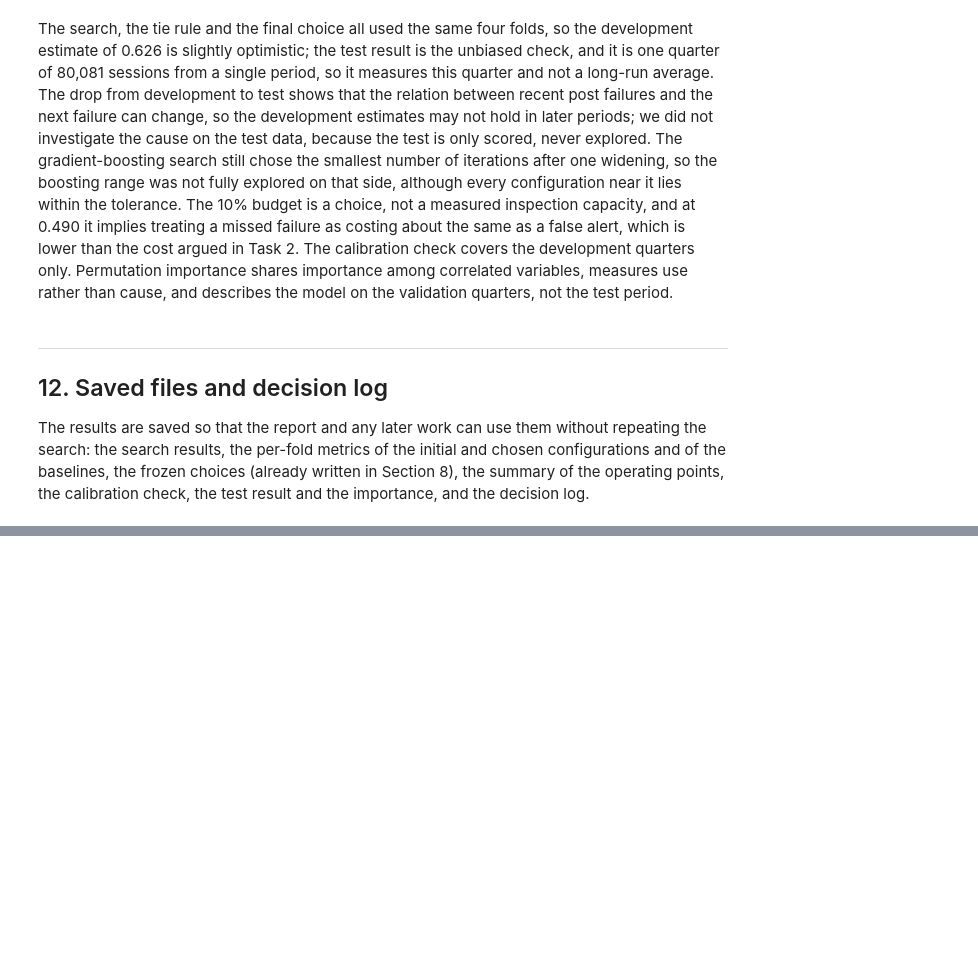
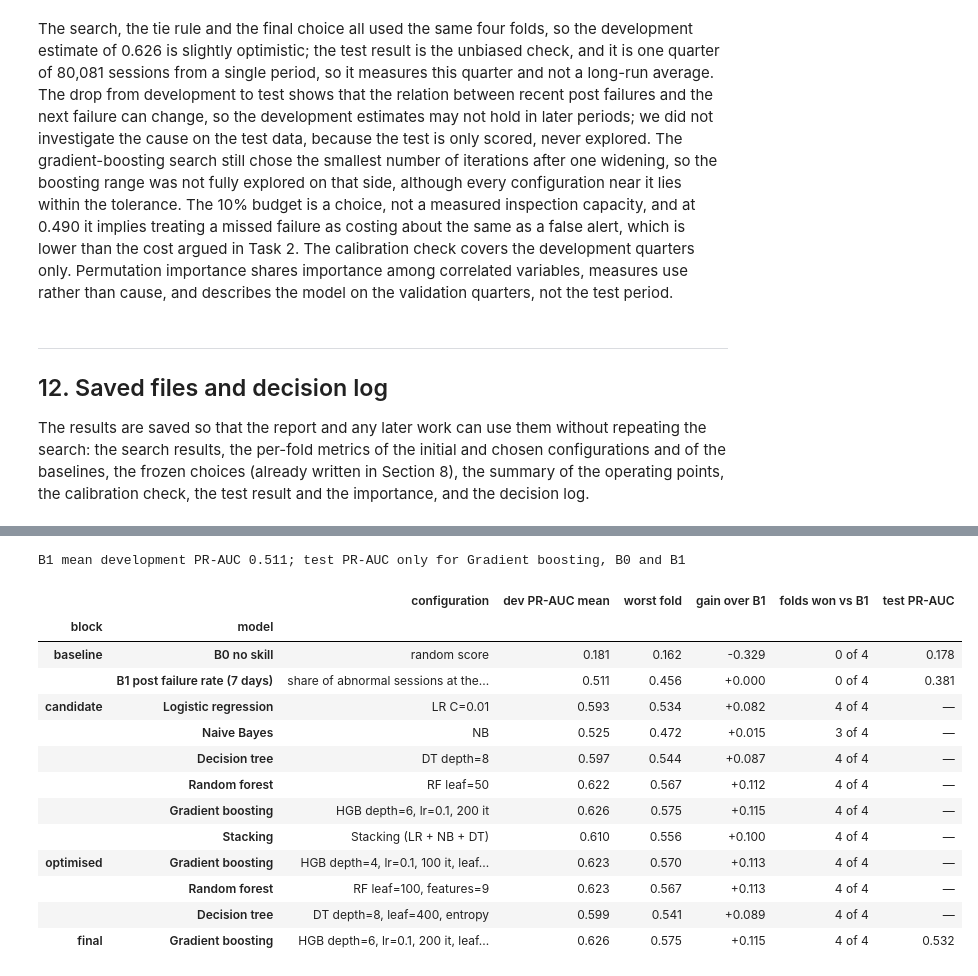
Before and after one commit to AmirMasnavi/MINDD, a Jupyter notebook: Task4.ipynb, the cells around one changed output, grey strips where cells are left out. Saved outputs shown, nothing was run; the diff lists cells and outputs as text; code cells hidden in the pictures; blank space fills up the shorter version.

```diff
--- a/Task4.ipynb
+++ b/Task4.ipynb
@@ -1571,0 +1581,68 @@ Saved: prepared/task4_frozen.json prepared/task4_search.csv prepared/task4_fold_
+# %%
+# Everything is read back from the saved files, so this section can be checked on its own and cannot change an earlier result.
+T3 = json.loads((OUT_DIR / "task3_results.json").read_text())
+T4 = json.loads((OUT_DIR / "task4_results.json").read_text())
+FROZEN_FILE = json.loads((OUT_DIR / "task4_frozen.json").read_text())
+t4_folds = pd.read_csv(OUT_DIR / "task4_fold_metrics.csv")
+B0_LABEL, B1_LABEL = "B0 no skill", "B1 post failure rate (7 days)"
+t3_rows = {r["model"] if r["model"].startswith("B") else r["model"].split(" (")[0]: r for r in T3["comparison"]}   # by model name, not label
+test_pr = {m["model"]: m["PR-AUC"] for m in T4["test"]["models"]}                 # the single test evaluation of Section 9
+b1_folds = t4_folds[t4_folds["model"] == B1_LABEL].set_index("fold")["PR-AUC"]
+assert abs(b1_folds.mean() - t3_rows[B1_LABEL]["PR-AUC mean"]) < 1e-9             # Tasks 3 and 4 share the same baseline
+
+
+def task3_row(block, name, configuration):
+    r = t3_rows[name]
+    return {"block": block, "model": name, "configuration": configuration, "dev PR-AUC mean": r["PR-AUC mean"], "worst fold": r["worst fold"],
+            "gain over B1": r["gain over B1"], "folds won vs B1": r["folds won vs B1"], "test PR-AUC": test_pr.get(name, np.nan), "is final": False}
+
+
+def task4_row(block, name, label):
+    folds = t4_folds[t4_folds["model"] == label].set_index("fold")["PR-AUC"]
+    assert len(folds) == 4, label
+    return {"block": block, "model": name, "configuration": label, "dev PR-AUC mean": folds.mean(), "worst fold": folds.min(),
+            "gain over B1": folds.mean() - b1_folds.mean(), "folds won vs B1": f"{int((folds > b1_folds).sum())} of 4",
+            "test PR-AUC": test_pr[name] if block == "final" else np.nan, "is final": block == "final"}
+
+
+CANDIDATES = ["Logistic regression", "Naive Bayes", "Decision tree", "Random forest", "Gradient boosting", "Stacking"]
+rows = [task3_row("baseline", B0_LABEL, "random score"), task3_row("baseline", B1_LABEL, "share of abnormal sessions at the post, last 7 days")]
+rows += [task3_row("candidate", name, T3["selected_configurations"][name]) for name in CANDIDATES]
+rows += [task4_row("optimised", v["model"], v["optimised"]) for v in T4["verdicts"]]
+rows += [task4_row("final", FROZEN_FILE["model"], FROZEN_FILE["configuration"])]
+final_comparison = pd.DataFrame(rows)
+for name in CANDIDATES:                                                            # candidates were never scored on the test period
+    final_comparison.loc[final_comparison["model"].eq(name) & final_comparison["block"].eq("candidate"), "test PR-AUC"] = np.nan
+
+final_row = final_comparison[final_comparison["is final"]].iloc[0]
+assert len(final_comparison) == 12
+assert final_comparison["block"].value_counts().to_dict() == {"candidate": 6, "optimised": 3, "baseline": 2, "final": 1}
+assert final_comparison["test PR-AUC"].notna().sum() == 3
+assert set(final_comparison.loc[final_comparison["test PR-AUC"].notna(), "model"]) == {FROZEN_FILE["model"], B0_LABEL, B1_LABEL}
+assert final_row["dev PR-AUC mean"] == FROZEN_FILE["development_estimates"]["PR-AUC mean"]
+assert abs(final_row["dev PR-AUC mean"] - t3_rows["Gradient boosting"]["PR-AUC mean"]) < 1e-5     # the Task 3 and Task 4 runs differ by about 2e-6
+assert final_row["worst fold"] == t3_rows["Gradient boosting"]["worst fold"]
+assert final_row["test PR-AUC"] == T4["test"]["models"][0]["PR-AUC"] and T4["test"]["models"][0]["model"] == FROZEN_FILE["model"]
+assert globals().get("TEST_SCORED", True)                                          # in the full run, the test was scored in Section 9
+
+final_comparison.to_csv(OUT_DIR / "final_comparison.csv", index=False)
+print(f"B1 mean development PR-AUC {b1_folds.mean():.3f}; test PR-AUC only for {FROZEN_FILE['model']}, B0 and B1")
+display(final_comparison.drop(columns="is final").set_index(["block", "model"]).style
+        .format({"dev PR-AUC mean": "{:.3f}", "worst fold": "{:.3f}", "gain over B1": "{:+.3f}", "test PR-AUC": "{:.3f}"}, na_rep="—")
+        .apply(lambda r: ["font-weight: bold" if r.name[0] == "final" else ""] * len(r), axis=1))
+# %% [output]
+B1 mean development PR-AUC 0.511; test PR-AUC only for Gradient boosting, B0 and B1
+|  |  | configuration | dev PR-AUC mean | worst fold | gain over B1 | folds won vs B1 | test PR-AUC |
+| block | model |  |  |  |  |  |  |
+| baseline | B0 no skill | random score | 0.181 | 0.162 | -0.329 | 0 of 4 | 0.178 |
+|  | B1 post failure rate (7 days) | share of abnormal sessions at the... | 0.511 | 0.456 | +0.000 | 0 of 4 | 0.381 |
+| candidate | Logistic regression | LR C=0.01 | 0.593 | 0.534 | +0.082 | 4 of 4 | — |
+|  | Naive Bayes | NB | 0.525 | 0.472 | +0.015 | 3 of 4 | — |
+|  | Decision tree | DT depth=8 | 0.597 | 0.544 | +0.087 | 4 of 4 | — |
+|  | Random forest | RF leaf=50 | 0.622 | 0.567 | +0.112 | 4 of 4 | — |
+|  | Gradient boosting | HGB depth=6, lr=0.1, 200 it | 0.626 | 0.575 | +0.115 | 4 of 4 | — |
+|  | Stacking | Stacking (LR + NB + DT) | 0.610 | 0.556 | +0.100 | 4 of 4 | — |
+| optimised | Gradient boosting | HGB depth=4, lr=0.1, 100 it, leaf... | 0.623 | 0.570 | +0.113 | 4 of 4 | — |
+|  | Random forest | RF leaf=100, features=9 | 0.623 | 0.567 | +0.113 | 4 of 4 | — |
+|  | Decision tree | DT depth=8, leaf=400, entropy | 0.599 | 0.541 | +0.089 | 4 of 4 | — |
+| final | Gradient boosting | HGB depth=6, lr=0.1, 200 it, leaf... | 0.626 | 0.575 | +0.115 | 4 of 4 | 0.532 |
```
Also changed, not shown: parts of 16 cells of this notebook, 23 other files.
